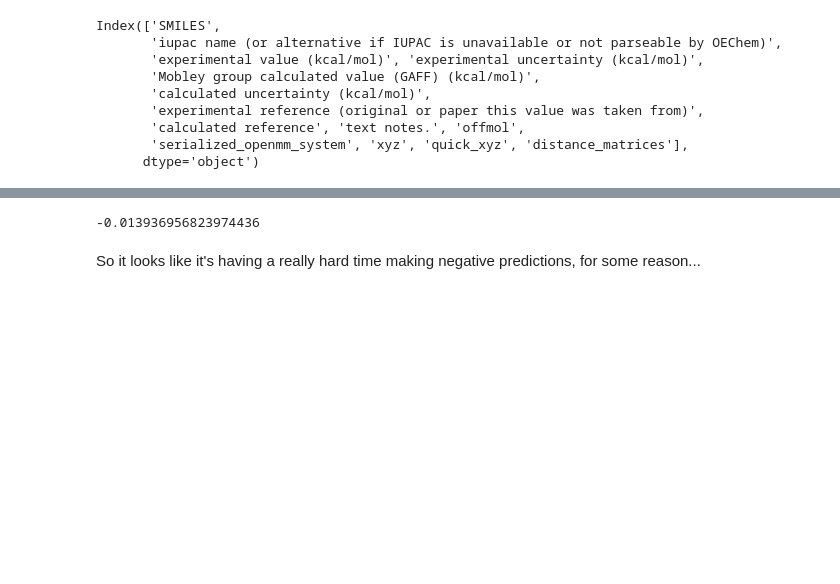
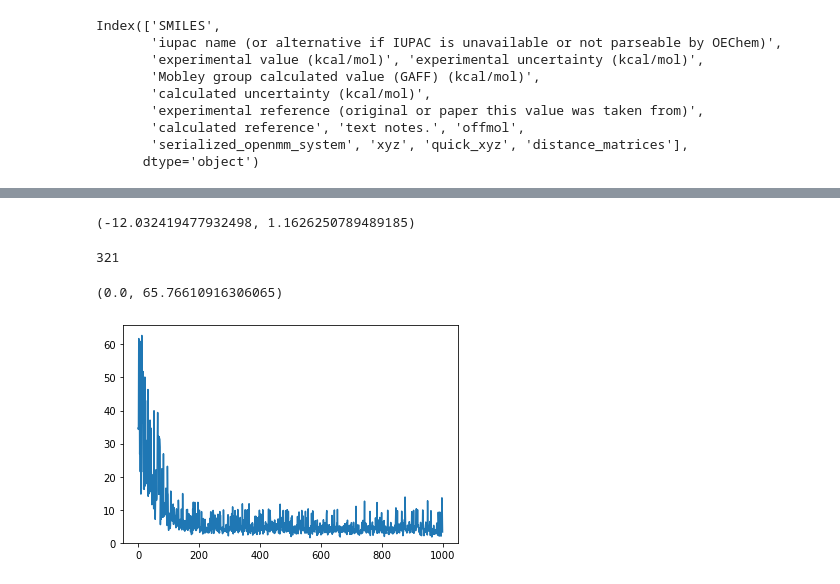
Before and after one commit to choderalab/espaloma, a Jupyter notebook: scripts/free_energy_fitting/[wip] freesolv fit.ipynb, the cells around one changed output, grey strips where cells are left out. Cells and saved outputs as stored; diff of their text form; code cells hidden in the pictures; blank space fills up the shorter version.

Commit message:
update freesolv-fitting notebook
* confirmed that it can overfit to a small subset of FreeSolv! :tada:
* RMSE on whole of freesolv hasn't yet matched the quality of OBC2 :pray:

```diff
--- a/scripts/free_energy_fitting/[wip] freesolv fit.ipynb
+++ b/scripts/free_energy_fitting/[wip] freesolv fit.ipynb
@@ -306,6 +304,4 @@ Text(0.5, 1.0, 'GBSA hydration free energies')
 # %%
-min(x)
+min(x), max(x)
 # %% [output]
--0.013936956823974436
+(-12.032419477932498, 1.1626250789489185)
-# %% [markdown]
-So it looks like it's having a really hard time making negative predictions, for some reason...
@@ -311,0 +312,47 @@ So it looks like it's having a really hard time making negative predictions, for
+# %%
+keys = train_inds
+len(keys)
+# %% [output]
+321
+# %%
+predictions = []
+
+batch_losses = []
+trange = tqdm(range(1000))
+
+n_mols_per_batch = 10
+n_snapshots_per_mol = 10
+
+
+for t in trange:
+
+    # optionally subsample the training set...
+    keys = np.random.choice(train_inds, size=n_mols_per_batch)
+
+    L = 0.0
+    for key in keys:
+        # make a free energy prediction using a random subset of snapshots for each key
+        prediction  = predict_on_key(key, graph_model, n_snapshots_per_mol)
+        target = (df['experimental value (kcal/mol)'][key] * unit.kilocalorie_per_mole) / kT
+
+        # TODO: modify loss function to depend on experimental error and simulation error
+        L += (prediction - target)**2
+        predictions.append((t, key, prediction))
+
+    L /= len(keys)
+
+    optimizer.zero_grad()
+    L.backward()
+    optimizer.step()
+
+    batch_losses.append(L.detach().numpy())
+    rmse_in_kcalmol = np.sqrt(batch_losses[-1] * kT / unit.kilocalories_per_mole)
+    trange.set_postfix(rmse_in_kcalmol=rmse_in_kcalmol)
+# %%
+rmse_in_kcalmol = [np.sqrt(b * kT / unit.kilocalories_per_mole) for b in batch_losses]
+# %%
+plt.plot(rmse_in_kcalmol)
+plt.ylim(0,)
+# %% [output]
+(0.0, 65.76610916306065)
+[figure, added]
```
Also changed, not shown: parts of 23 cells of this notebook.
